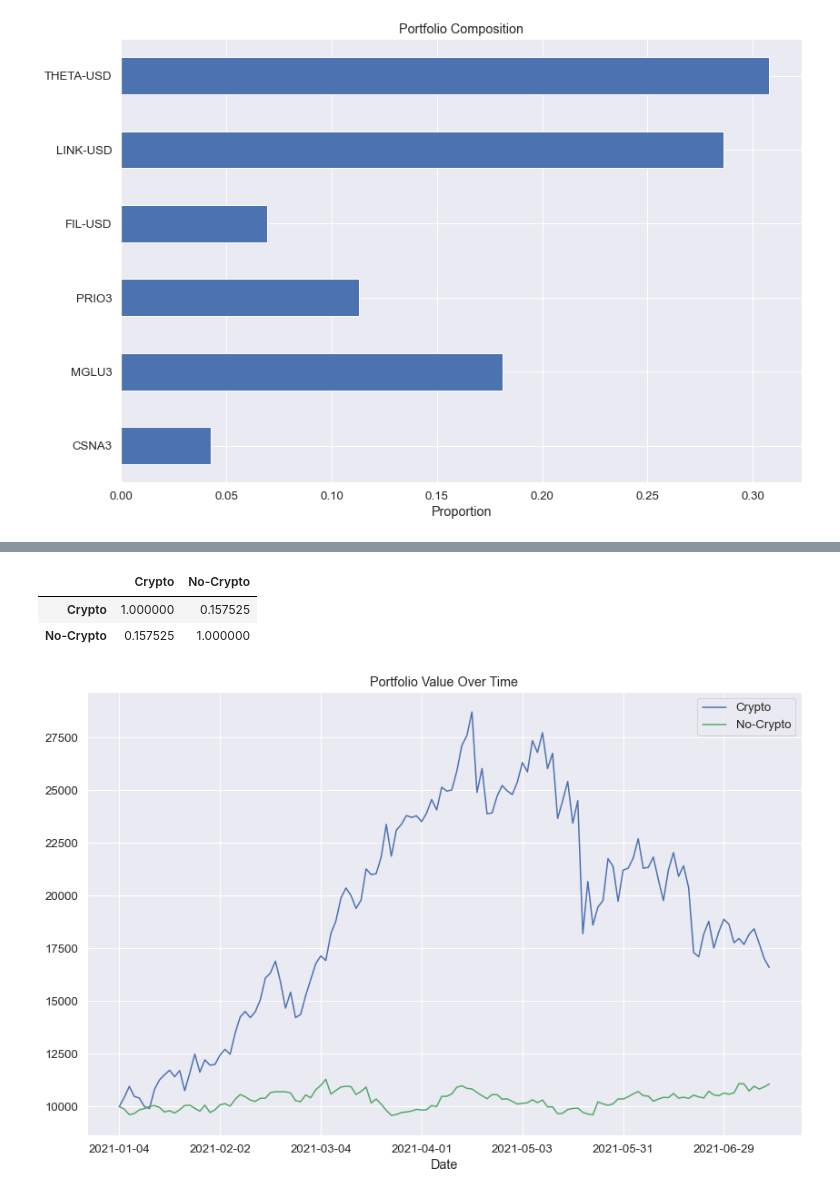
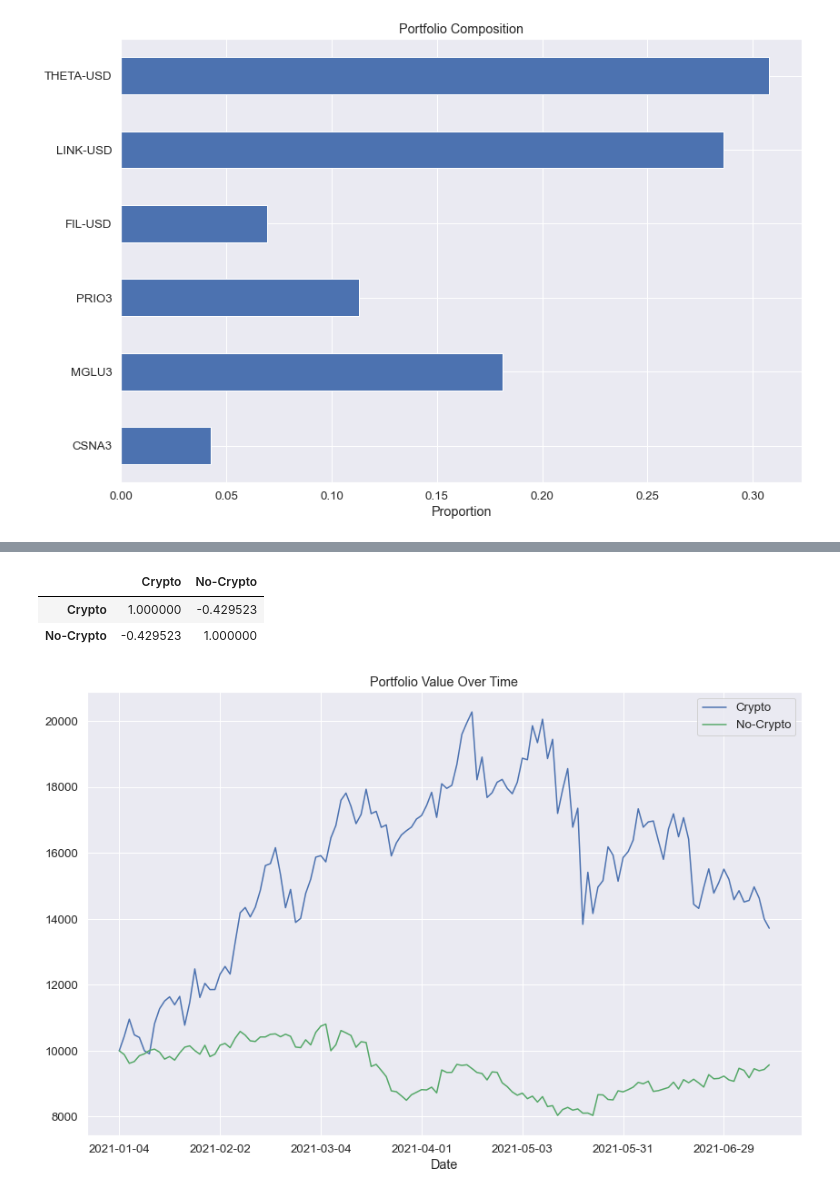
Before and after one commit to viengg/crypto-mpt, a Jupyter notebook: notebook.ipynb, the cells around one changed output, grey strips where cells are left out. Drawn from its saved outputs; the diff is of its cells as text; code cells hidden in the pictures.

```diff
--- a/notebook.ipynb
+++ b/notebook.ipynb
@@ -191,2 +203,21 @@ plt.tight_layout()
+# %%
+def gera_janelas_deslizantes(dados_precos):
+  janela_inicio = 245
+  #janela_inicio = 0
+  janela_final = -129
+
+  janelas = []
+
+  date_range = out_sample.index
+  for _ in date_range:
+    if janela_final != 0:
+      janela = dados_precos[janela_inicio:janela_final]
+    else:
+      janela = dados_precos[janela_inicio:]
+    janelas.append(janela)
+    janela_inicio += 1
+    janela_final += 1
+
+  return janelas
 # %%
 C = 10_000
@@ -247,47 +287,47 @@ Expected annual return: 229.62%
 Annual volatility: 55.20%
 Sharpe ratio: 4.06
 # %%
-def gera_portfolio(dados_precos):
-  in_sample, out_sample = dados_precos[:"2021-01-01"], dados_precos["2021-01-01":]
-  #in_sample, out_sample = dados_precos[:-252], dados_precos[-252:]
-
-  mu = expected_returns.mean_historical_return(in_sample)
-  S = risk_models.sample_cov(in_sample)
-
-  ef = EfficientFrontier(mu, S)
-  raw_weights = ef.max_sharpe()
-  raw_weights = np.asarray([weight for weight in raw_weights.values()])
-  return raw_weights, out_sample
-
-
 C = 10_000
 
 portfolio_com_cripto, out_sample_cripto = gera_portfolio(dados)
+janelas_cripto = gera_janelas_deslizantes(dados)
+
 portfolio_sem_cripto, out_sample_sem_cripto = gera_portfolio(dados_acoes)
+janelas_sem_cripto = gera_janelas_deslizantes(dados_acoes)
 
 backtest_range = out_sample_cripto.index
 
 out_sample_cripto_returns = out_sample_cripto.pct_change().dropna()
 out_sample_sem_cripto_returns = out_sample_sem_cripto.pct_change().dropna()
 
 capital = [(C, C)]
 
+dias_passados = 0
+
 for date in out_sample_cripto_returns.index:
+  if dias_passados % 9 == 0:
+    portfolio_com_cripto, _ = gera_portfolio(janelas_cripto[dias_passados])
+    portfolio_sem_cripto, _ = gera_portfolio(janelas_sem_cripto[dias_passados])
+
   cripto_row, no_cripto_row = out_sample_cripto_returns.loc[date], out_sample_sem_cripto_returns.loc[date]
+
   cripto_return, no_cripto_return = np.dot(portfolio_com_cripto, cripto_row), np.dot(portfolio_sem_cripto, no_cripto_row)
+
   C_cripto, C_no_cripto = capital[-1][0] * (1+cripto_return), capital[-1][1] * (1+no_cripto_return)
   capital.append((C_cripto, C_no_cripto))
+
+  dias_passados += 1
 
 backtest_df = pd.DataFrame(capital, index=backtest_range, columns=["Crypto", "No-Crypto"])
 backtest_df.plot()
 plt.title("Portfolio Value Over Time")
 plt.tight_layout()
 backtest_df.corr()
 # %% [output]
 |  | Crypto | No-Crypto |
-| Crypto | 1.000000 | 0.157525 |
-| No-Crypto | 0.157525 | 1.000000 |
+| Crypto | 1.000000 | -0.429523 |
+| No-Crypto | -0.429523 | 1.000000 |
-[figure, old version]
+[figure, new version]
 # %%
 print("Crypto Portfolio metrics:")
 portfolio_metrics(backtest_df["Crypto"])
```
Also changed, not shown: parts of 4 cells of this notebook.
